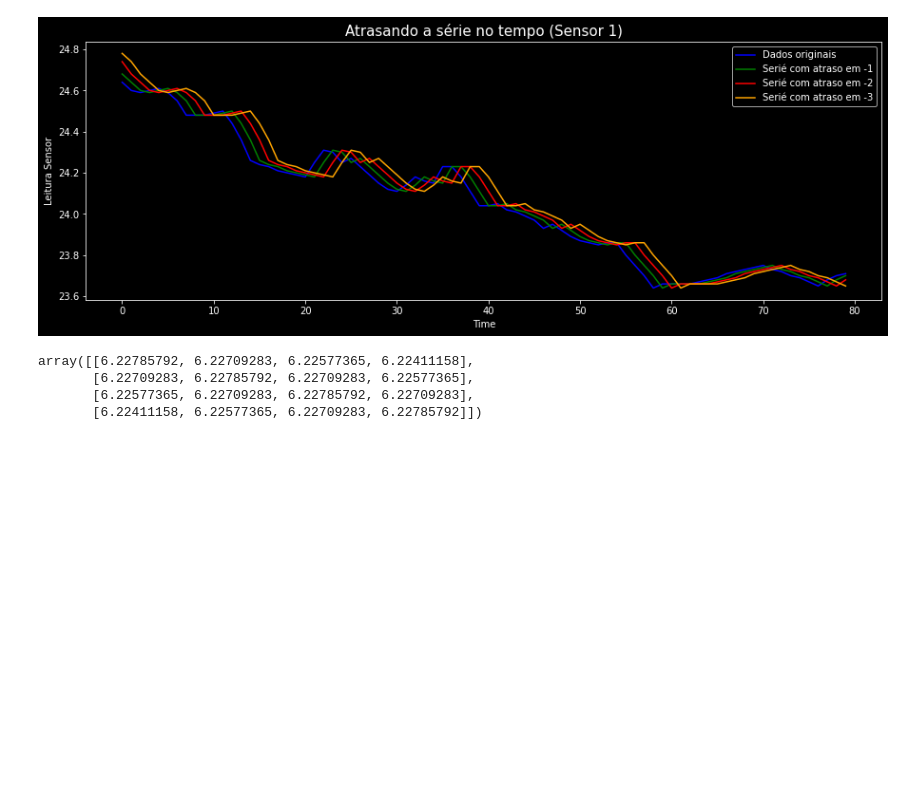
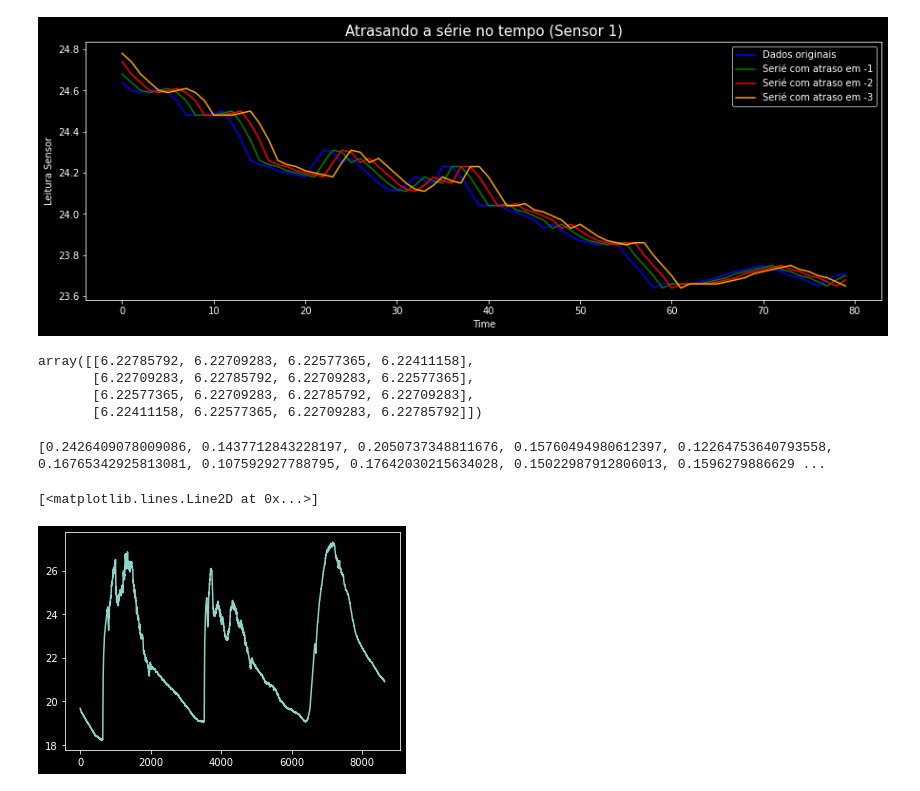
Before and after one commit to matheusf06/Corre-o-de-dados, a Jupyter notebook: tra_(1).ipynb, the cells around one changed output. Saved outputs shown, nothing was run; the diff lists cells and outputs as text; code cells hidden in the pictures; blank space fills up the shorter version.

```diff
--- a/tra_(1).ipynb
+++ b/tra_(1).ipynb
@@ -781,3 +781,19 @@ def estTem(coe_estima, dados_imput, posi_imput, sim_max3, dados_test):
 # %%
 # Estimando os novos dados de testes (estimacao temporal)
 est_temp_dados_test = estTem(coe_estima_xj, dados_imput, posi_imput, sim_max_rox, Xte)
+# %%
+est_temp = estTem(coe_estima_xj, dados_imput, posi_imput, sim_max_rox, Xte)
+# %%
+# Calculando o erro com a estimacao temporal
+test_erro_temp = MAE(est_temp, Xte)
+print(test_erro_temp)
+# %% [output]
+[0.2426409078009086, 0.1437712843228197, 0.2050737348811676, 0.15760494980612397, 0.12264753640793558, 0.16765342925813081, 0.107592927788795, 0.17642030215634028, 0.15022987912806013, 0.1596279886629 ...
+# %%
+#plt.plot(est_temp_dados_test[0])
+plt.style.use('dark_background')
+plt.plot(est_temp[0])
+#plt.plot(Xte[:,0])
+# %% [output]
+[<matplotlib.lines.Line2D at 0x...>]
+[figure, added]
```
Also changed, not shown: parts of 19 cells of this notebook.
